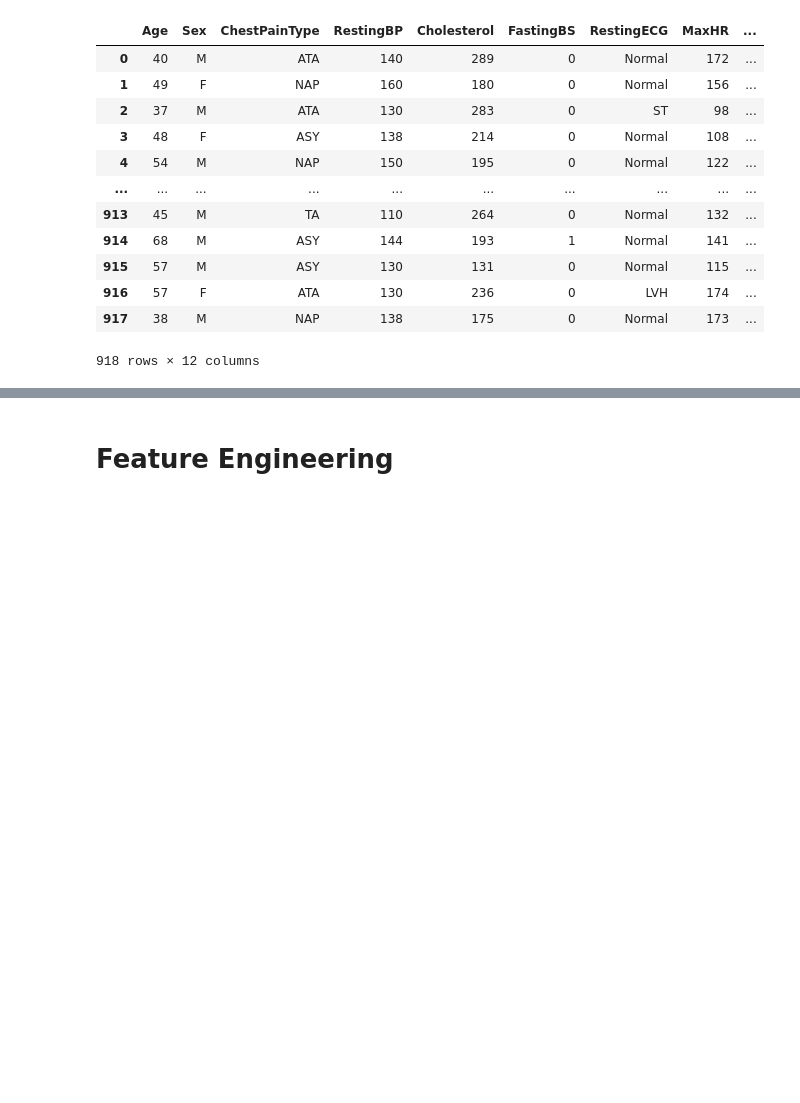
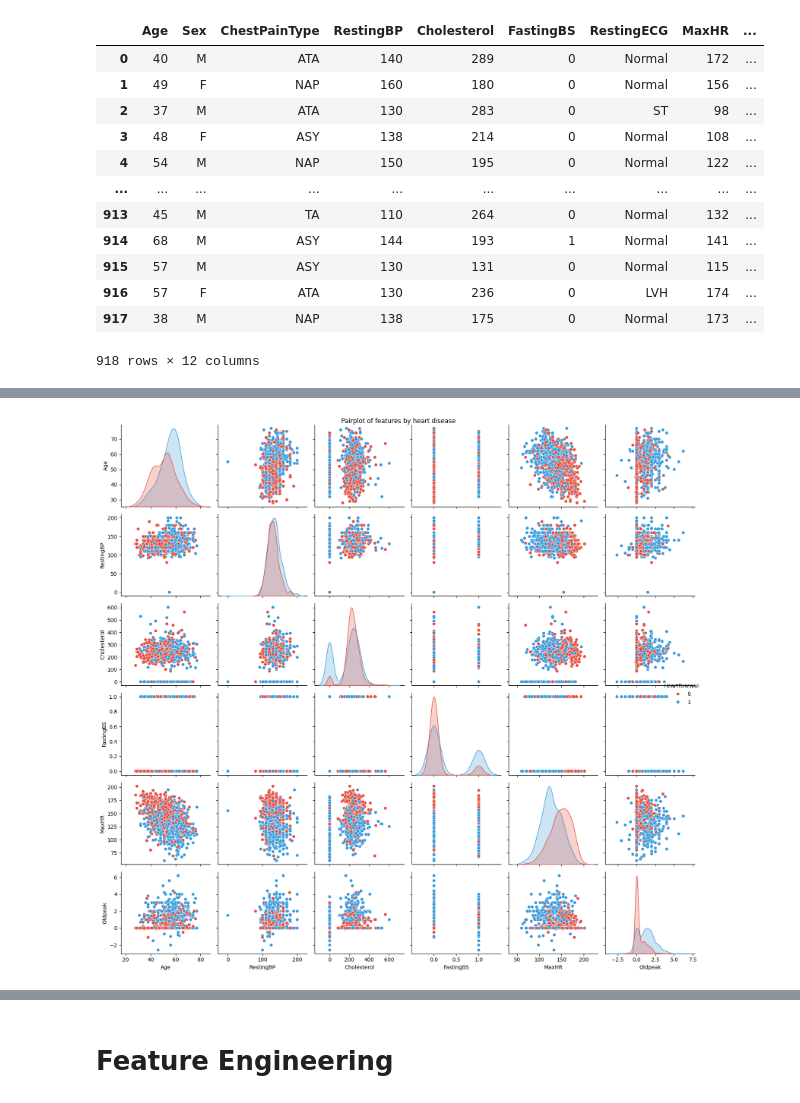
Before and after one commit to Prajwal-Luitel/Heart-Failure-Prediction, a Jupyter notebook: Heart_Disease_Prediction.ipynb, the cells around one changed output, grey strips where cells are left out. Saved outputs shown, nothing was run; the diff lists cells and outputs as text; code cells hidden in the pictures; blank space fills up the shorter version.

```diff
--- a/Heart_Disease_Prediction.ipynb
+++ b/Heart_Disease_Prediction.ipynb
@@ -30,0 +104,7 @@ df
+# %%
+sns.pairplot(df,hue="HeartDisease", palette={0: "#e74c3c", 1: "#3498db"})
+plt.suptitle("Pairplot of features by heart disease")
+plt.tight_layout()
+plt.show()
+# %% [output]
+[figure, added]
```
Also changed, not shown: parts of 11 cells of this notebook.
